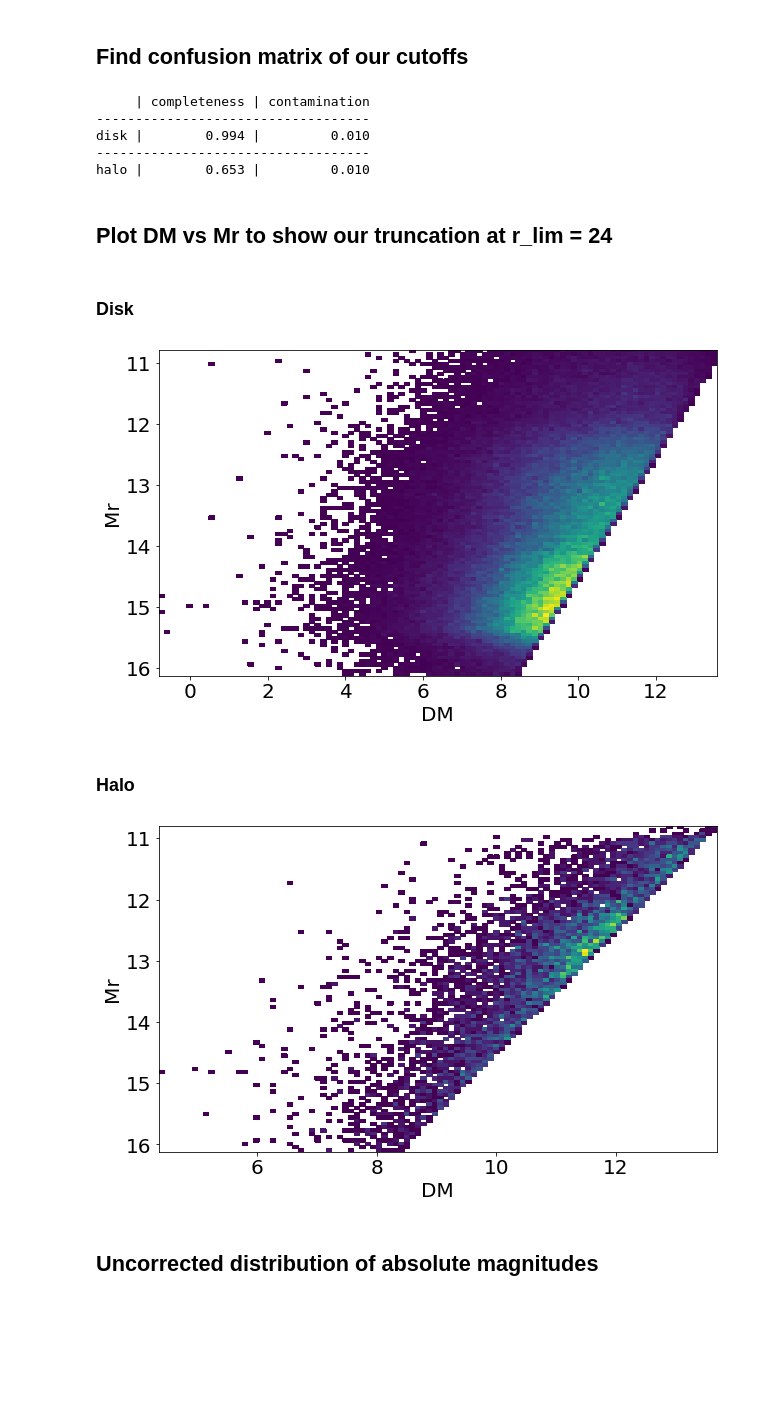
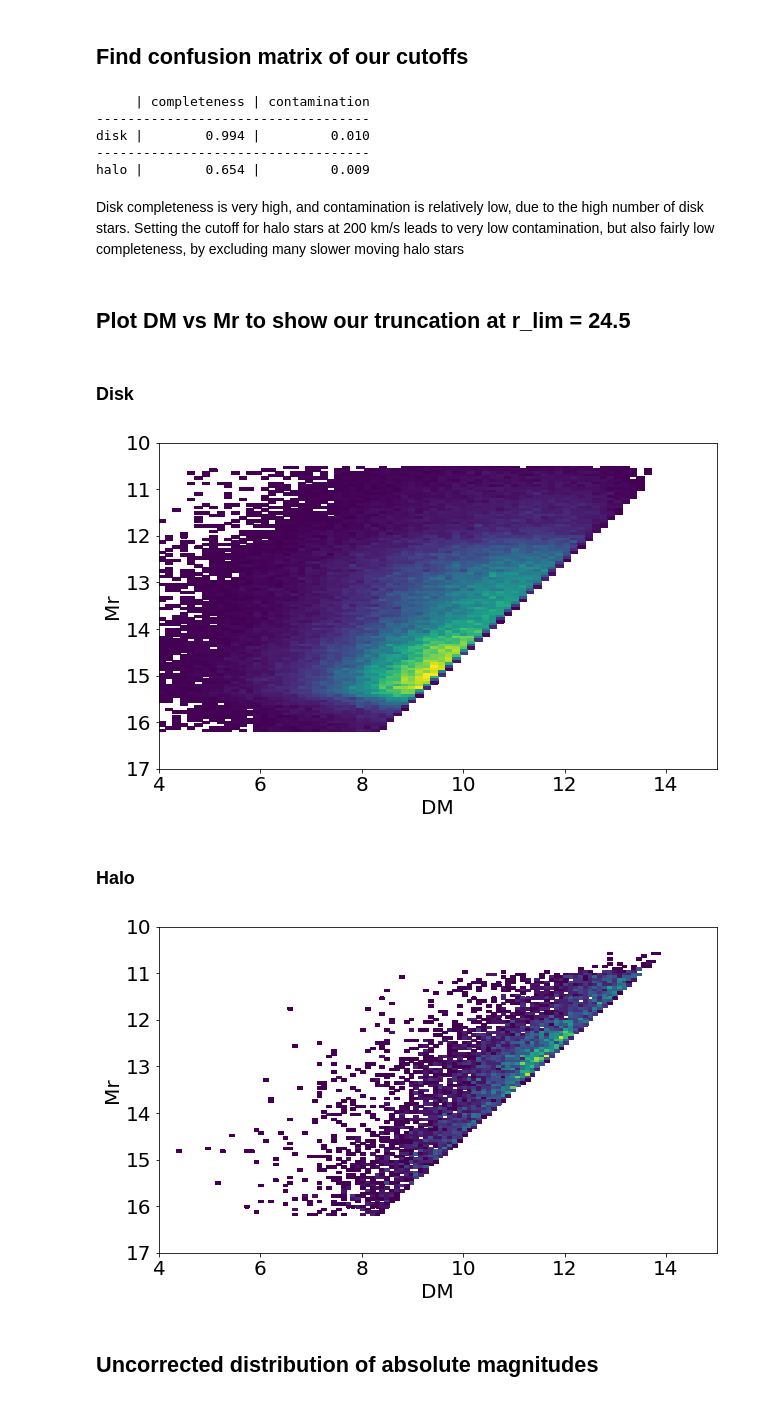
Before and after one commit to ykwang1/astr-511-w21, a Jupyter notebook: homeworks/notebooks/Homework3.ipynb, the cells around one changed output. Drawn from its saved outputs; the diff is of its cells as text; code cells hidden in the pictures; blank space fills up the shorter version.

```diff
--- a/homeworks/notebooks/Homework3.ipynb
+++ b/homeworks/notebooks/Homework3.ipynb
@@ -145,8 +159,7 @@ def run_mc(obs, n=100000, dec_bounds=None):
 
     mask = (ras > ra_min) & (ras < ra_max) & (decs > dec_min) & (decs < dec_max)
     num = 0
-    for ra, dec in zi
-    p(ras[mask], decs[mask]):
+    for ra, dec in zip(ras[mask], decs[mask]):
         # sub = obs.loc[(obs['ra'] < ra + 1) & (obs['ra'] > ra-1)]
         dec_min, dec_max = dec_bounds.loc[round(ra,1)]
         if (dec < dec_max) and (dec > dec_min):
@@ -374,7 +440,7 @@ ps_gold['g-r'] = ps_gold['gObs'] - ps_gold['rObs']
 
 # backticks on query to treat quantity as string
 # cut our sample to the range over which our Photometric relation holds
-ps_gold = ps_gold.query("(`g-r` > -0.42) & (`g-r` < .98)")
+ps_gold = ps_gold.query("(`g-r` > -0.4) & (`g-r` < 1.0)")
 ps_mask = [x in ps_gold.index for x in obs.index]
 
 ps_gold['Phot_Mr'] = quar(ps_gold['g-r'], *popt_quar)
@@ -516,28 +578,35 @@ f'\nhalo |{halo_comp:13.3f} | {halo_cont:13.3f}')
 -----------------------------------
 disk |        0.994 |         0.010
 -----------------------------------
-halo |        0.653 |         0.010
+halo |        0.654 |         0.009
+# %% [markdown]
+Disk completeness is very high, and contamination is relatively low, due to the high number of disk stars. Setting the cutoff for halo stars at 200 km/s leads to very low contamination, but also fairly low completeness, by excluding many slower moving halo stars
 # %% [markdown]
-## Plot DM vs Mr to show our truncation at r_lim = 24
+## Plot DM vs Mr to show our truncation at r_lim = 24.5
 # %% [markdown]
 ### Disk
 # %%
 plt.hist2d(ps_gold.loc[disk_mask, 'DM'], ps_gold.loc[disk_mask, 'Phot_Mr'], bins=100, cmin=1)
+plt.xlim([4, 15])
+plt.ylim([10, 17])
 plt.gca().invert_yaxis()
 plt.xlabel('DM')
 plt.ylabel('Mr')
 plt.show()
 # %% [output]
-[figure, old version]
+[figure, new version]
 # %% [markdown]
 ### Halo
 # %%
 plt.hist2d(ps_gold.loc[halo_mask, 'DM'], ps_gold.loc[halo_mask, 'Phot_Mr'], bins=100, cmin=1)
 plt.xlabel('DM')
 plt.ylabel('Mr')
+plt.xlim([4, 15])
+plt.ylim([10, 17])
 plt.gca().invert_yaxis()
+
 plt.show()
 # %% [output]
-[figure, old version]
+[figure, new version]
 # %% [markdown]
 ## Uncorrected distribution of absolute magnitudes
```
Also changed, not shown: parts of 104 cells of this notebook, 4 other files.
